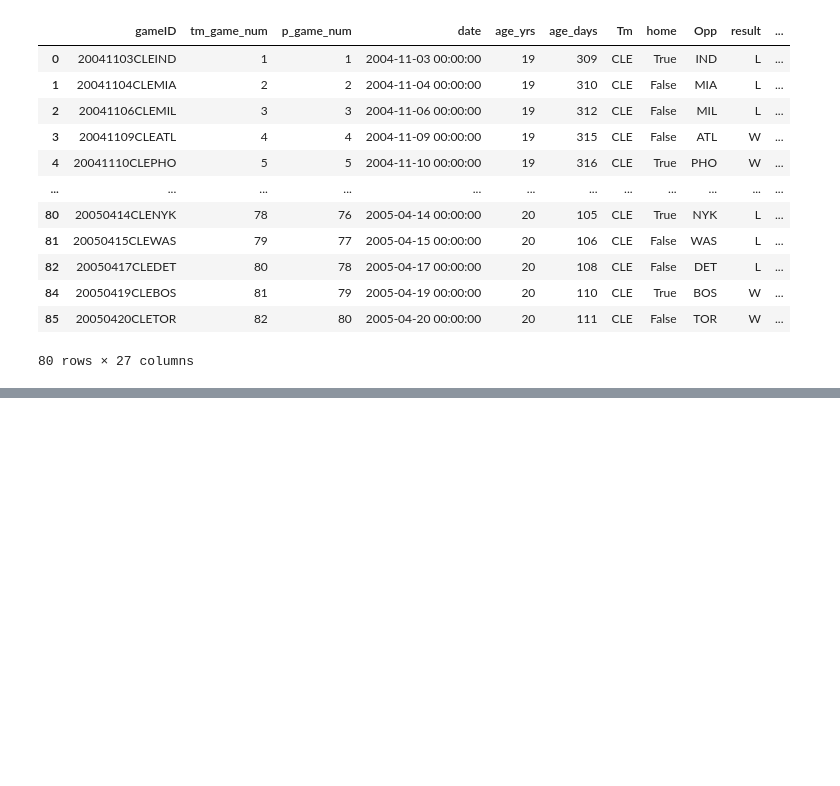
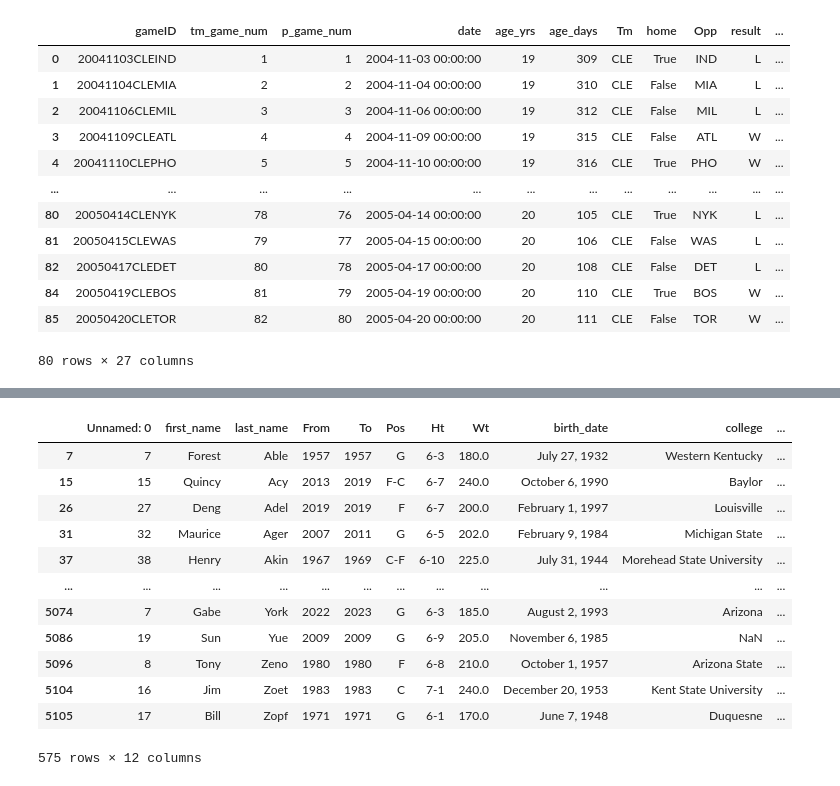
Before and after one commit to ericbackman/nba_data_scraper, a Jupyter notebook: player_game_log_scraping.ipynb, the cells around one changed output, grey strips where cells are left out. Saved outputs shown, nothing was run; the diff lists cells and outputs as text; code cells hidden in the pictures; blank space fills up the shorter version.

```diff
--- a/player_game_log_scraping.ipynb
+++ b/player_game_log_scraping.ipynb
@@ -546,0 +1176,18 @@ df2 = clean_player_adv_games_log(df)
+# %%
+player_names = pd.read_csv("src/raw_data/nba_player_codes.csv")
+# %%
+player_names[player_names['bbref'].str.len() < 11]
+# %% [output]
+|  | Unnamed: 0 | first_name | last_name | From | To | Pos | Ht | Wt | birth_date | college | ... |
+| 7 | 7 | Forest | Able | 1957 | 1957 | G | 6-3 | 180.0 | July 27, 1932 | Western Kentucky | ... |
+| 15 | 15 | Quincy | Acy | 2013 | 2019 | F-C | 6-7 | 240.0 | October 6, 1990 | Baylor | ... |
+| 26 | 27 | Deng | Adel | 2019 | 2019 | F | 6-7 | 200.0 | February 1, 1997 | Louisville | ... |
+| 31 | 32 | Maurice | Ager | 2007 | 2011 | G | 6-5 | 202.0 | February 9, 1984 | Michigan State | ... |
+| 37 | 38 | Henry | Akin | 1967 | 1969 | C-F | 6-10 | 225.0 | July 31, 1944 | Morehead State University | ... |
+| ... | ... | ... | ... | ... | ... | ... | ... | ... | ... | ... | ... |
+| 5074 | 7 | Gabe | York | 2022 | 2023 | G | 6-3 | 185.0 | August 2, 1993 | Arizona | ... |
+| 5086 | 19 | Sun | Yue | 2009 | 2009 | G | 6-9 | 205.0 | November 6, 1985 | NaN | ... |
+| 5096 | 8 | Tony | Zeno | 1980 | 1980 | F | 6-8 | 210.0 | October 1, 1957 | Arizona State | ... |
+| 5104 | 16 | Jim | Zoet | 1983 | 1983 | C | 7-1 | 240.0 | December 20, 1953 | Kent State University | ... |
+| 5105 | 17 | Bill | Zopf | 1971 | 1971 | G | 6-1 | 170.0 | June 7, 1948 | Duquesne | ... |
+575 rows × 12 columns
```
Also changed, not shown: parts of 71 cells of this notebook, 2 other files.
